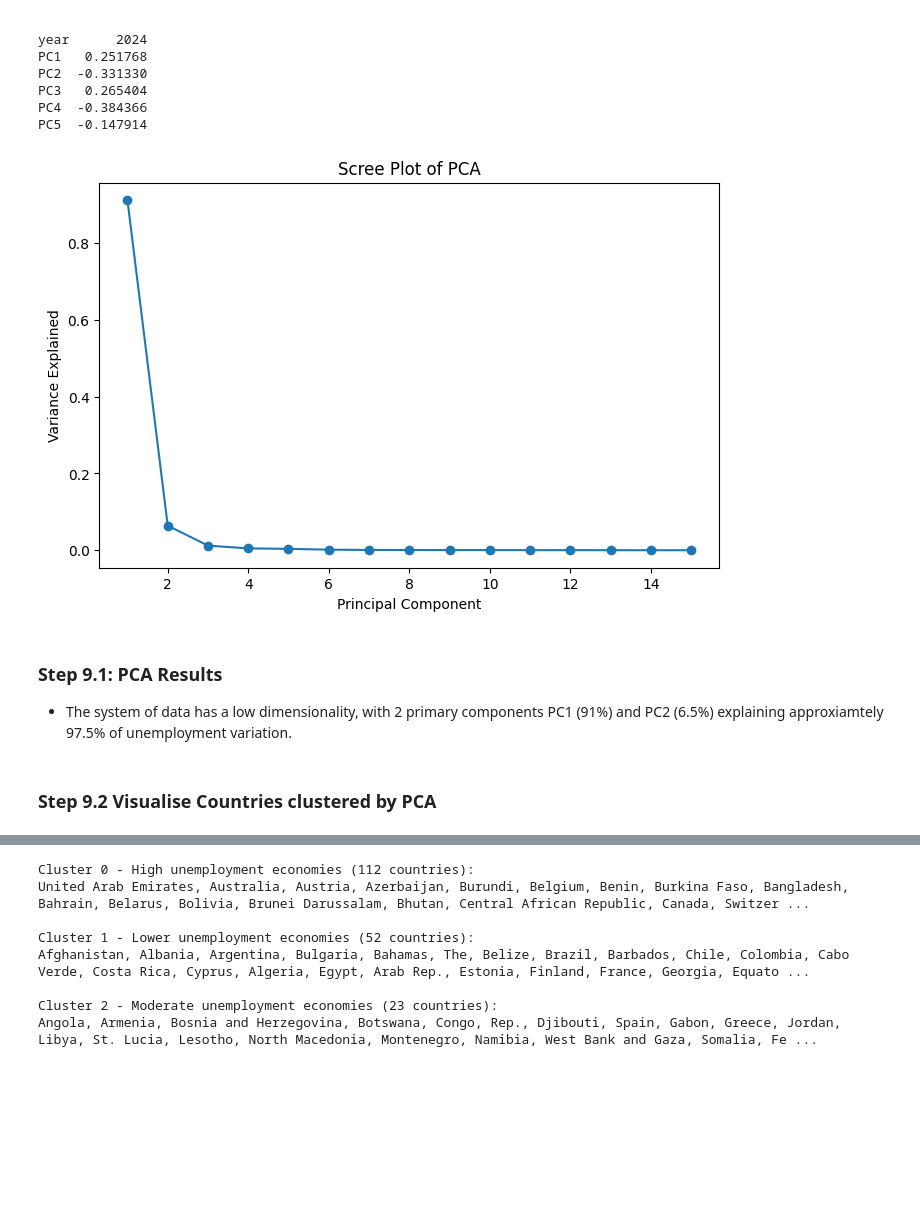
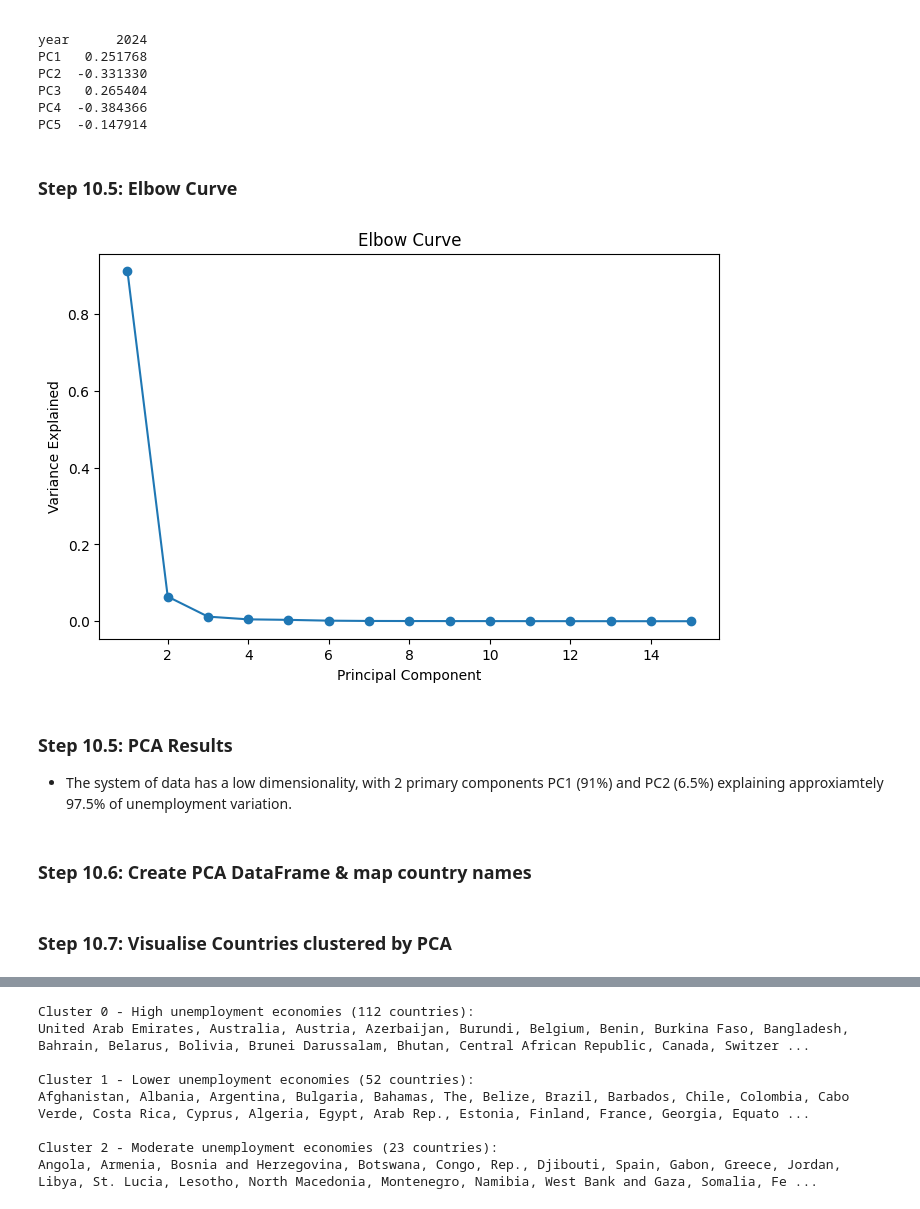
Before and after one commit to tendai-codes/worldbank_unemployment_linear_algebra_project, a Jupyter notebook: notebook_worldbank_linear_algebra.ipynb, the cells around one changed output, grey strips where cells are left out. Saved outputs shown, nothing was run; the diff lists cells and outputs as text; code cells hidden in the pictures; blank space fills up the shorter version.

Commit message:
Step 13.7

```diff
--- a/notebook_worldbank_linear_algebra.ipynb
+++ b/notebook_worldbank_linear_algebra.ipynb
@@ -733,28 +737,30 @@ PC2  -0.331330
 PC3   0.265404
 PC4  -0.384366
 PC5  -0.147914
+# %% [markdown]
+### Step 10.5: Elbow Curve
 # %%
 # Elbow Curve
 
 import matplotlib.pyplot as plt
 
 plt.figure(figsize=(8,5))
 
 plt.plot(
     range(1, len(pca_full.explained_variance_ratio_) + 1),
     pca_full.explained_variance_ratio_,
     marker="o"
 )
 
 plt.xlabel("Principal Component")
 plt.ylabel("Variance Explained")
-plt.title("Scree Plot of PCA")
+plt.title("Elbow Curve")
 
 plt.show()
 # %% [output]
-[figure, old version]
+[figure, new version]
 # %% [markdown]
-### Step 9.1: PCA Results
+### Step 10.5: PCA Results
 
 - The system of data has a low dimensionality, with 2 primary components PC1 (91%) and PC2 (6.5%) explaining approxiamtely 97.5% of unemployment variation.
 # %%
@@ -765,3 +771,5 @@ X_pca_2d = pca_2d.fit_transform(X_scaled)
 # Final clustering
 kmeans = KMeans(n_clusters=3, random_state=42, n_init=10)
 clusters = kmeans.fit_predict(X_scaled)
+# %% [markdown]
+### Step 10.6: Create PCA DataFrame & map country names
@@ -768,2 +785,2 @@ clusters = kmeans.fit_predict(X_scaled)
 # %% [markdown]
-### Step 9.2 Visualise Countries clustered by PCA
+### Step 10.7: Visualise Countries clustered by PCA
```
Also changed, not shown: parts of 88 cells of this notebook, 1 other file.
